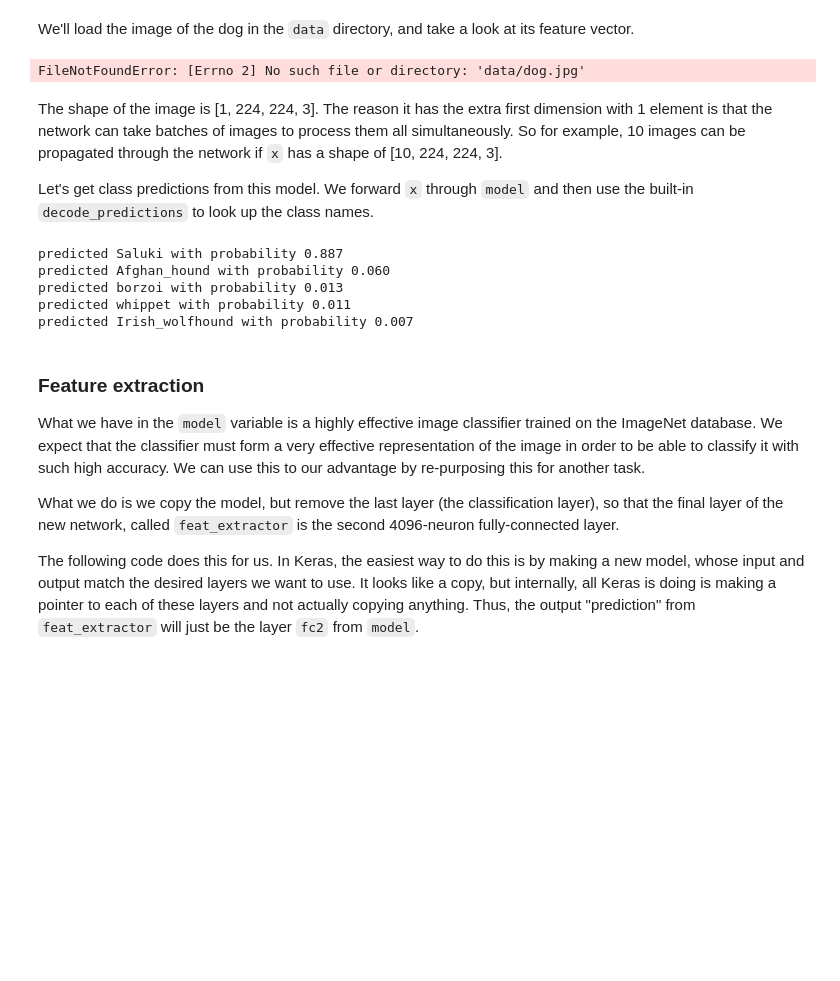
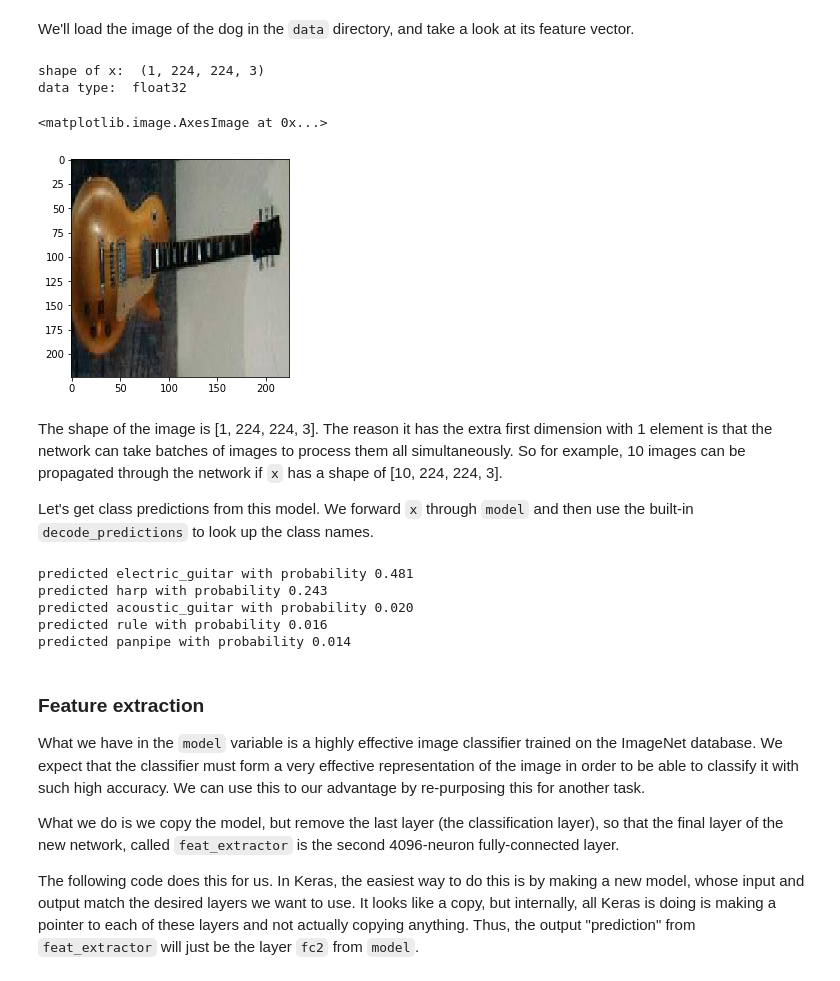
Before and after one commit to genekogan/course-ml4a, a Jupyter notebook: notebooks/08a_image_search.ipynb, the cells around one changed output. Drawn from its saved outputs; the diff is of its cells as text; code cells hidden in the pictures; blank space fills up the shorter version.

```diff
--- a/notebooks/08a_image_search.ipynb
+++ b/notebooks/08a_image_search.ipynb
@@ -77,12 +74,15 @@ def load_image(path):
 # %% [markdown]
 We'll load the image of the dog in the `data` directory, and take a look at its feature vector.
 # %%
-img, x = load_image("data/dog.jpg")
+img, x = load_image("101_ObjectCategories/electric_guitar/image_0019.jpg")
 print("shape of x: ", x.shape)
 print("data type: ", x.dtype)
 plt.imshow(img)
 # %% [output]
-FileNotFoundError: [Errno 2] No such file or directory: 'data/dog.jpg'
+shape of x:  (1, 224, 224, 3)
+data type:  float32
+<matplotlib.image.AxesImage at 0x...>
+[figure, added]
 # %% [markdown]
 The shape of the image is [1, 224, 224, 3]. The reason it has the extra first dimension with 1 element is that the network can take batches of images to process them all simultaneously. So for example, 10 images can be propagated through the network if `x` has a shape of [10, 224, 224, 3].
 
@@ -95,11 +95,11 @@ predictions = model.predict(x)
 for _, pred, prob in decode_predictions(predictions)[0]:
     print("predicted %s with probability %0.3f" % (pred, prob))
 # %% [output]
-predicted Saluki with probability 0.887
-predicted Afghan_hound with probability 0.060
-predicted borzoi with probability 0.013
-predicted whippet with probability 0.011
-predicted Irish_wolfhound with probability 0.007
+predicted electric_guitar with probability 0.481
+predicted harp with probability 0.243
+predicted acoustic_guitar with probability 0.020
+predicted rule with probability 0.016
+predicted panpipe with probability 0.014
 # %% [markdown]
 ### Feature extraction
 
```
Also changed, not shown: parts of 3 cells of this notebook, 3 other files.
